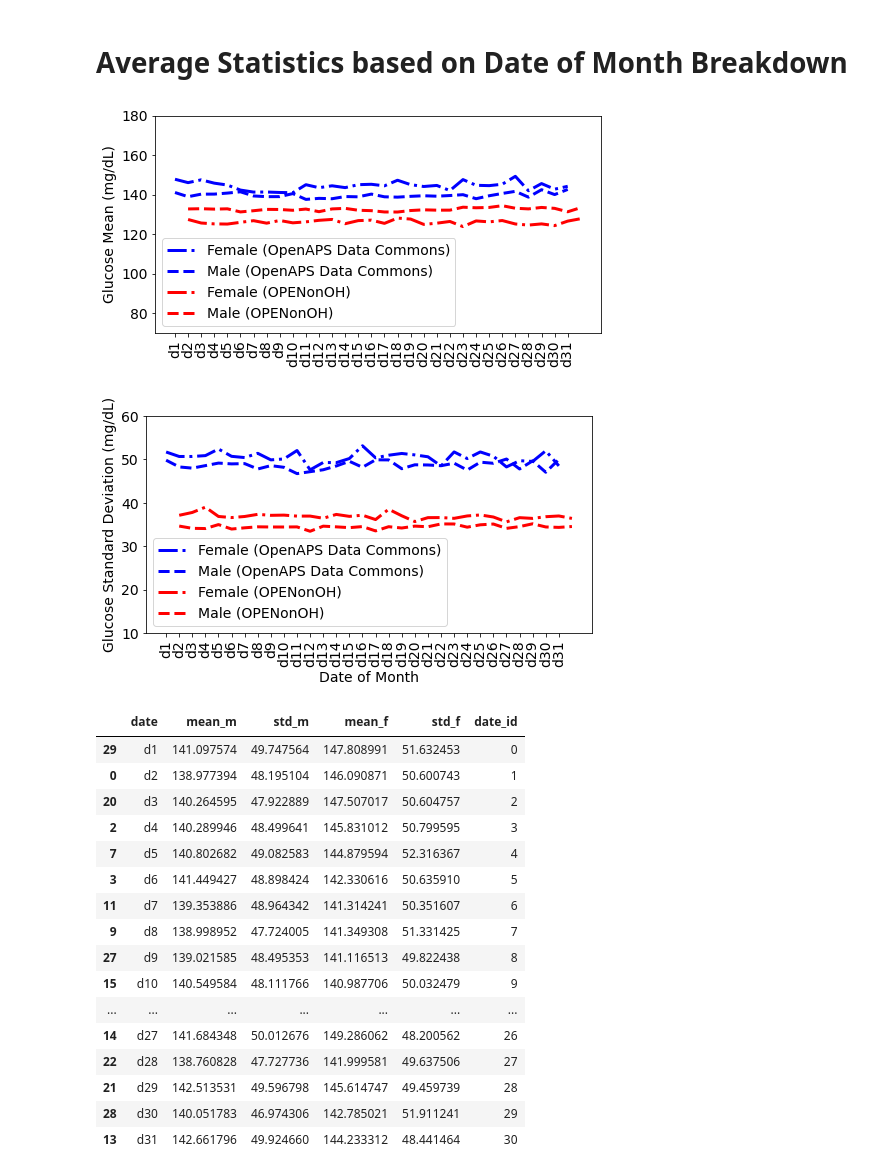
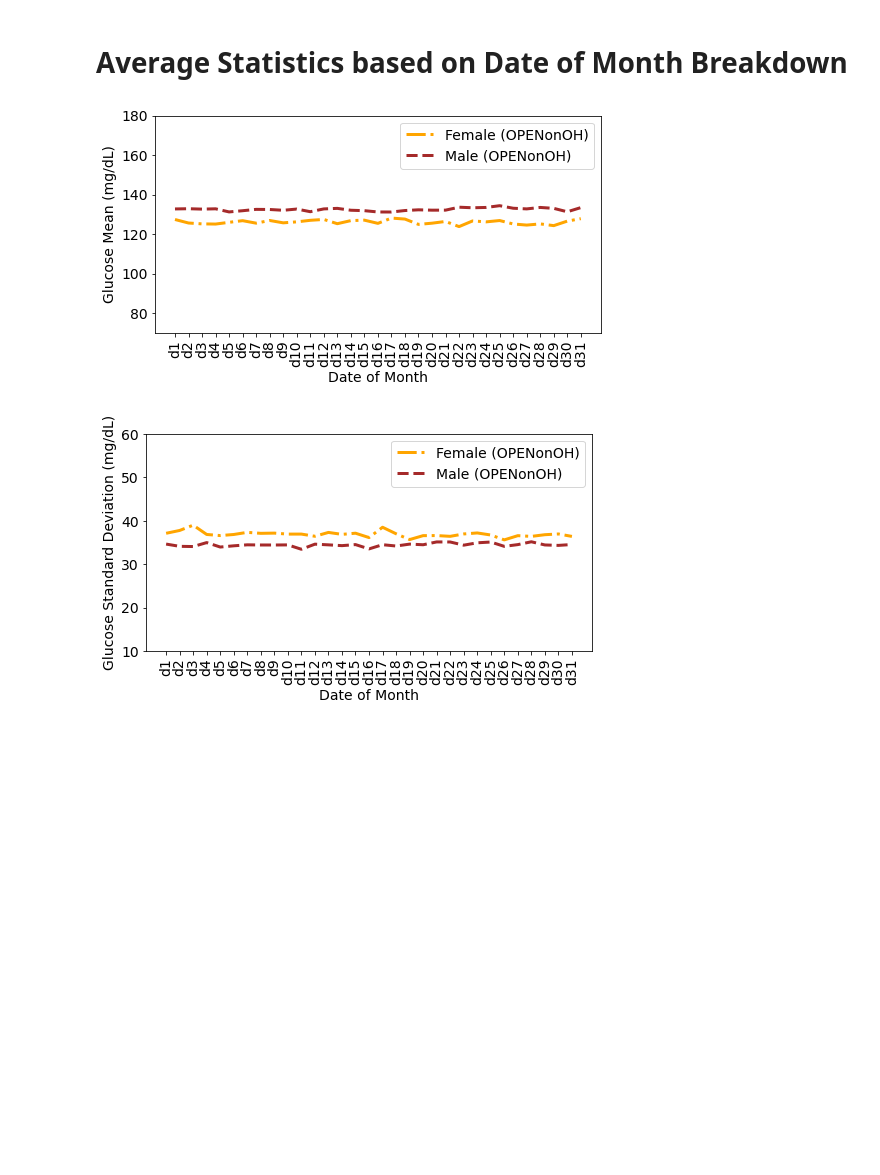
Before and after one commit to berndreinhold/OpenHumansDataTools, a Jupyter notebook: bin/GV-demographics-scripts/Timeseries-analysis-for-CGM-data-2nd-gv-paper.ipynb, the cells around one changed output. Saved outputs shown, nothing was run; the diff lists cells and outputs as text; code cells hidden in the pictures; blank space fills up the shorter version.

Commit message:
feat(Timeseries-analysis-for-CGM-data-2nd-gv-paer.ipynb): final, except for the hour per day plot.

```diff
--- a/bin/GV-demographics-scripts/Timeseries-analysis-for-CGM-data-2nd-gv-paper.ipynb
+++ b/bin/GV-demographics-scripts/Timeseries-analysis-for-CGM-data-2nd-gv-paper.ipynb
@@ -160,7 +160,7 @@ for f in files:
 
     plt.show()
 
-    print(df[["glucose", "Month"]].groupby("Month").describe())
+    print(df[["glucose", "day"]].groupby("day").describe())
 
     # make boxplot with Catplot
     c = sns.catplot(x='Month',
@@ -178,7 +178,7 @@ for f in files:
                       jitter=0.02,
                       color='#F36B4D')
 
-    c.set(xlabel="Month", ylabel="Glucose (mg/dL)")
+    c.set(xlabel="day", ylabel="Glucose (mg/dL)")
 
     plt.show()
 
@@ -280,7 +280,7 @@ df2 = df["OPENonOH"][["id", "gender", "sgv_mean", "sgv_std", "filename", "date"]
 df2["DoW"] = df2["date"].apply(lambda x: datetime.datetime.strptime(x, "%Y-%m-%d").weekday())
 df2["DoW_str"] = df2["DoW"].apply(lambda x: "monday" if x == 0 else "tuesday" if x == 1 else "wednesday" if x == 2 else "thursday" if x == 3 else "friday" if x == 4 else "saturday" if x == 5 else "sunday")
 df2["year"] = df2["date"].apply(lambda x: datetime.datetime.strptime(x, "%Y-%m-%d").year)
-df2["month"] = df2["date"].apply(lambda x: datetime.datetime.strptime(x, "%Y-%m-%d").month)
+df2["day"] = df2["date"].apply(lambda x: datetime.datetime.strptime(x, "%Y-%m-%d").month)
 df2["day"] = df2["date"].apply(lambda x: datetime.datetime.strptime(x, "%Y-%m-%d").day)
 print(df2)
 from pandasgui import show
@@ -339,7 +340,7 @@ def df_groupedby(df, gender = "Male", var = "DoW"):
 # %%
 
 df3 = {}
-for var in ["DoW", "month", "day"]:
+for var in ["DoW", "day", "day"]:
     df3[var] = {}
     for gender in ["Female", "Male"]:
         df3[var][gender] = df_groupedby(df2, gender, var)
@@ -913,6 +918,8 @@ ValueError: 'month' is both an index level and a column label, which is ambiguou
 # Average Statistics based on Date of Month Breakdown
 # %%
 path = r'/home/reinhold/Daten/Paper_Datasets_Nov2022/results/dateofmonth/'  # specify data path
+
+OPENonOH_only = True
 
 extension = 'csv'
 
@@ -972,89 +979,83 @@ statt['date_id'] = statt['date'].map(sorterIndex)
 statt.sort_values('date_id', inplace=True)
 
 ## Plotting data
+df3["day"]["Female"]["day_str"] = df3["day"]["Female"]['day'].apply(lambda x: f"d{x}")
+df3["day"]["Female"]["day_id"] = df3["day"]["Female"]['day_str'].map(sorterIndex)
+df3["day"]["Female"].sort_values('day_id', inplace=True)
+
+df3["day"]["Male"]["day_str"] = df3["day"]["Male"]['day'].apply(lambda x: f"d{x}")
+df3["day"]["Male"]["day_id"] = df3["day"]["Male"]['day_str'].map(sorterIndex)
+df3["day"]["Male"].sort_values('day_id', inplace=True)
 
 # Designate a figure size and font size
 plt.figure(figsize=(8, 4))
 plt.rcParams.update({'font.size': 14})
 
 plt.ylim(70, 180)
-
-ax = plt.plot(statt['date'],
+if not OPENonOH_only:
+    ax = plt.plot(statt['date'],
               statt['mean_f'],
               color='blue',
               linestyle='-.',
               linewidth=3)
-ax = plt.plot(statt['date'],
+    ax = plt.plot(statt['date'],
               statt['mean_m'],
               color='blue',
               linestyle='--',
               linewidth=3)
-ax = plt.plot(df3["day"]["Female"]['day'],
+ax = plt.plot(df3["day"]["Female"]['day_str'],
               df3["day"]["Female"]['sgv_mean'],
-              color='red',
+              color='orange' if OPENonOH_only else 'red',
               linestyle='-.',
               linewidth=3)
-ax = plt.plot(df3["day"]["Male"]['day'],
+ax = plt.plot(df3["day"]["Male"]['day_str'],
               df3["day"]["Male"]['sgv_mean'],
-              color='red',
+              color='brown' if OPENonOH_only else 'red',
               linestyle='--',
               linewidth=3)
-
-plt.legend(['Female (OpenAPS Data Commons)', 'Male (OpenAPS Data Commons)', 'Female (OPENonOH)', 'Male (OPENonOH)'])
+if OPENonOH_only:
+    plt.legend(['Female (OPENonOH)', 'Male (OPENonOH)'])
+else:
+    plt.legend(['Female (OpenAPS Data Commons)', 'Male (OpenAPS Data Commons)', 'Female (OPENonOH)', 'Male (OPENonOH)'])
+plt.xlabel('Date of Month')
 plt.ylabel('Glucose Mean (mg/dL)')
 plt.xticks(rotation=90)
 plt.show()
 
 ##
 
 plt.figure(figsize=(8, 4))
 plt.rcParams.update({'font.size': 14})
 plt.ylim(10, 60)
-ax = plt.plot(statt['date'],
+if not OPENonOH_only:
+    ax = plt.plot(statt['date'],
               statt['std_f'],
               color='blue',
               linestyle='-.',
               linewidth=3)
-ax = plt.plot(statt['date'],
+    ax = plt.plot(statt['date'],
               statt['std_m'],
               color='blue',
               linestyle='--',
               linewidth=3)
-ax = plt.plot(df3["day"]["Female"]['day'],
+ax = plt.plot(df3["day"]["Female"]['day_str'],
               df3["day"]["Female"]['sgv_std'],
-              color='red',
+              color='orange' if OPENonOH_only else 'red',
               linestyle='-.',
               linewidth=3)
-ax = plt.plot(df3["day"]["Male"]['day'],
+ax = plt.plot(df3["day"]["Male"]['day_str'],
               df3["day"]["Male"]['sgv_std'],
-              color='red',
+              color='brown' if OPENonOH_only else 'red',
               linestyle='--',
               linewidth=3)
-
-plt.legend(['Female (OpenAPS Data Commons)', 'Male (OpenAPS Data Commons)', 'Female (OPENonOH)', 'Male (OPENonOH)'])
+if OPENonOH_only:
+    plt.legend(['Female (OPENonOH)', 'Male (OPENonOH)'])
+else:
+    plt.legend(['Female (OpenAPS Data Commons)', 'Male (OpenAPS Data Commons)', 'Female (OPENonOH)', 'Male (OPENonOH)'])
 plt.xlabel('Date of Month')
 plt.ylabel('Glucose Standard Deviation (mg/dL)')
 plt.xticks(rotation=90)
 plt.show()
-
-statt
 # %% [output]
-[figure, old version]
+[figure, new version]
-[figure, old version]
+[figure, new version]
-|  | date | mean_m | std_m | mean_f | std_f | date_id |
-| 29 | d1 | 141.097574 | 49.747564 | 147.808991 | 51.632453 | 0 |
-| 0 | d2 | 138.977394 | 48.195104 | 146.090871 | 50.600743 | 1 |
-| 20 | d3 | 140.264595 | 47.922889 | 147.507017 | 50.604757 | 2 |
-| 2 | d4 | 140.289946 | 48.499641 | 145.831012 | 50.799595 | 3 |
-| 7 | d5 | 140.802682 | 49.082583 | 144.879594 | 52.316367 | 4 |
-| 3 | d6 | 141.449427 | 48.898424 | 142.330616 | 50.635910 | 5 |
-| 11 | d7 | 139.353886 | 48.964342 | 141.314241 | 50.351607 | 6 |
-| 9 | d8 | 138.998952 | 47.724005 | 141.349308 | 51.331425 | 7 |
-| 27 | d9 | 139.021585 | 48.495353 | 141.116513 | 49.822438 | 8 |
-| 15 | d10 | 140.549584 | 48.111766 | 140.987706 | 50.032479 | 9 |
-| ... | ... | ... | ... | ... | ... | ... |
-| 14 | d27 | 141.684348 | 50.012676 | 149.286062 | 48.200562 | 26 |
-| 22 | d28 | 138.760828 | 47.727736 | 141.999581 | 49.637506 | 27 |
-| 21 | d29 | 142.513531 | 49.596798 | 145.614747 | 49.459739 | 28 |
-| 28 | d30 | 140.051783 | 46.974306 | 142.785021 | 51.911241 | 29 |
-| 13 | d31 | 142.661796 | 49.924660 | 144.233312 | 48.441464 | 30 |
```
Also changed, not shown: parts of 6 cells of this notebook.
